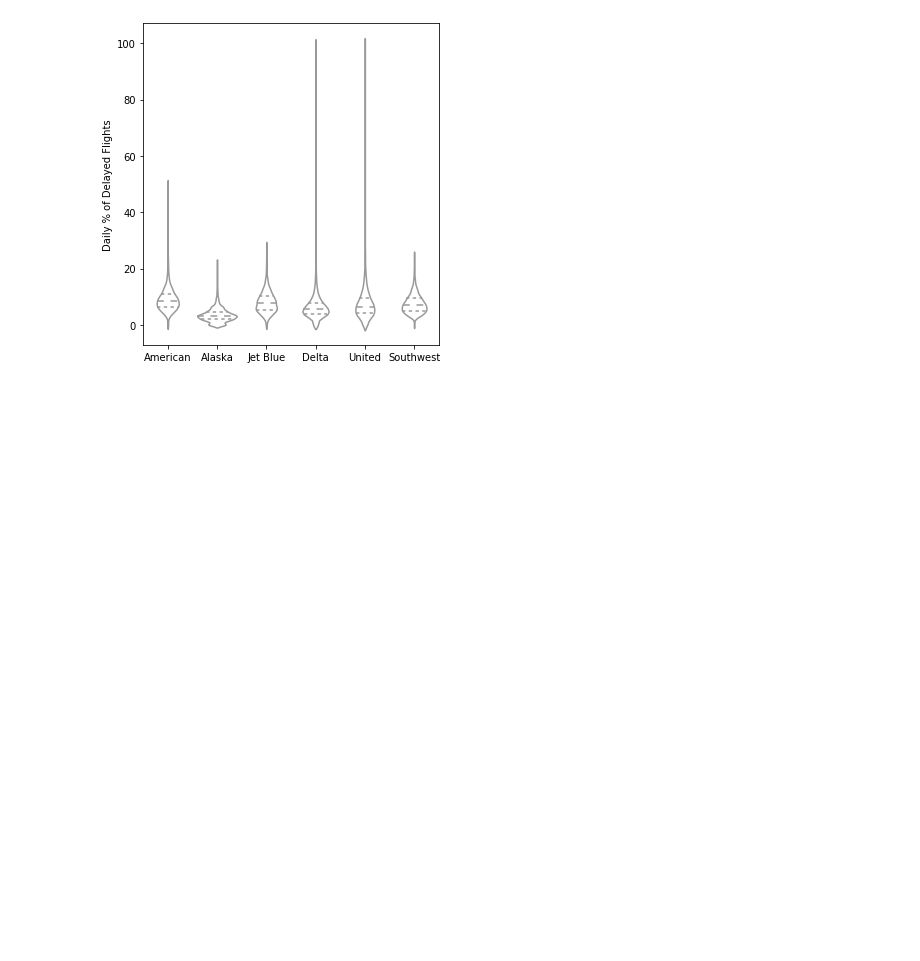
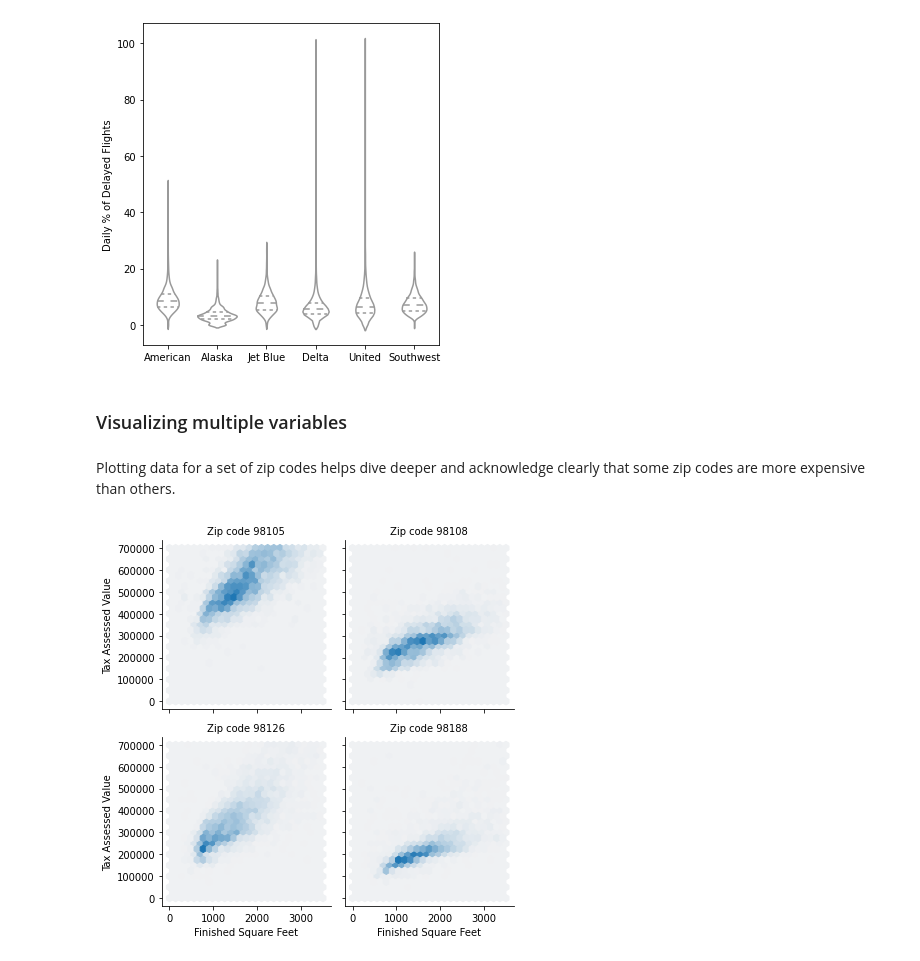
Before and after one commit to chikoungoun/Practical-Stats-for-DS, a Jupyter notebook: PS for DS - Chap 1.ipynb, the cells around one changed output. Saved outputs shown, nothing was run; the diff lists cells and outputs as text; code cells hidden in the pictures; blank space fills up the shorter version.

```diff
--- a/Practical Statistics for Data Scientists.ipynb
+++ b/PS for DS - Chap 1.ipynb
@@ -507,3 +519,26 @@ plt.tight_layout()
 plt.show()
 # %% [output]
 [figure]
+# %% [markdown]
+### Visualizing multiple variables
+# %% [markdown]
+Plotting data for a set of zip codes helps dive deeper and acknowledge clearly that some zip codes are more expensive than others.
+# %%
+zip_codes = [98188, 98105, 98108, 98126]
+kc_tax_zip = kc_tax0.loc[kc_tax0.ZipCode.isin(zip_codes),:]
+kc_tax_zip
+
+def hexbin(x, y, color, **kwargs):
+    cmap = sns.light_palette(color, as_cmap=True)
+    plt.hexbin(x, y, gridsize=25, cmap=cmap, **kwargs)
+
+g = sns.FacetGrid(kc_tax_zip, col='ZipCode', col_wrap=2)
+g.map(hexbin, 'SqFtTotLiving', 'TaxAssessedValue',
+      extent=[0, 3500, 0, 700000])
+g.set_axis_labels('Finished Square Feet', 'Tax Assessed Value')
+g.set_titles('Zip code {col_name:.0f}')
+
+plt.tight_layout()
+plt.show()
+# %% [output]
+[figure, added]
```
Also changed, not shown: parts of 6 cells of this notebook.
